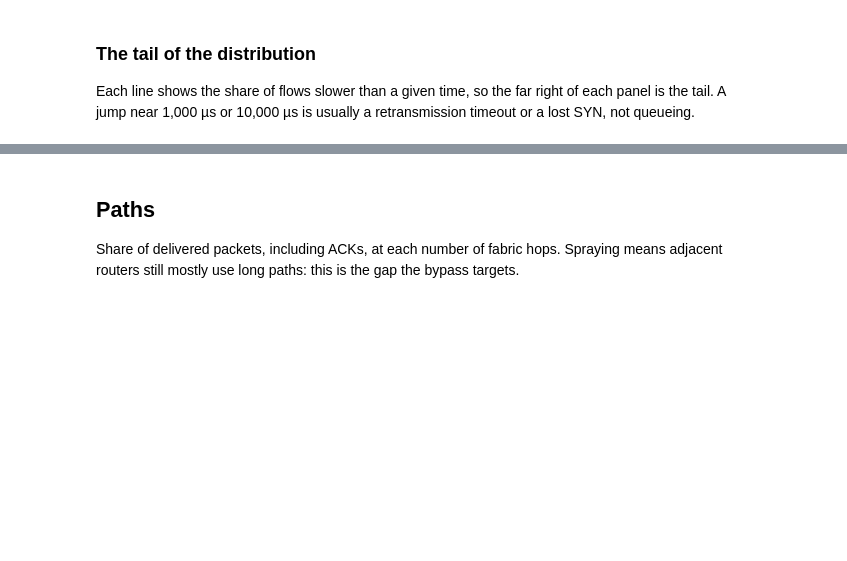
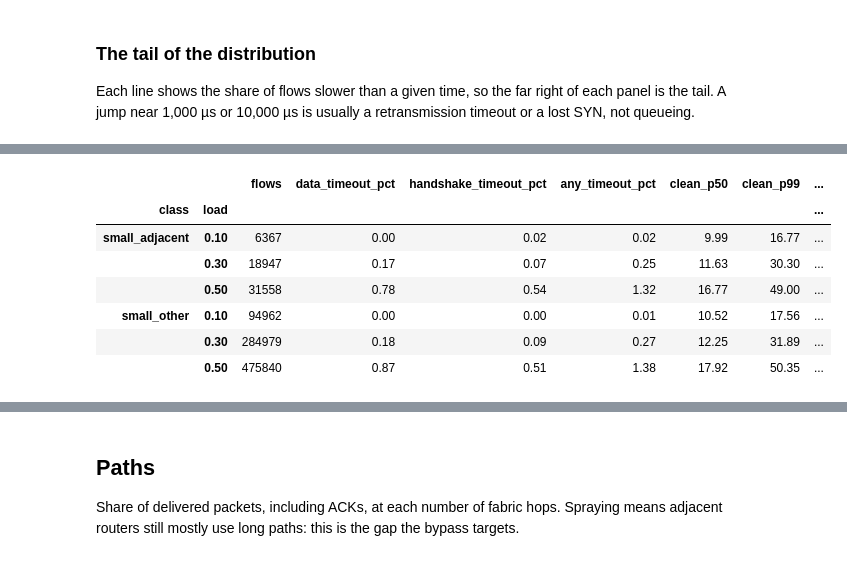
Before and after one commit to VincentNguyenDuc/spraypoint-flow-bypass, a Jupyter notebook: experiments/analysis/01-baseline.ipynb, the cells around one changed output, grey strips where cells are left out. Drawn from its saved outputs; the diff is of its cells as text; code cells hidden in the pictures; blank space fills up the shorter version.

```diff
--- a/experiments/analysis/01-baseline.ipynb
+++ b/experiments/analysis/01-baseline.ipynb
@@ -66,0 +102,11 @@ figure.tight_layout()
+# %%
+display(common.timeout_table(flows, ["class", "load"]))
+# %% [output]
+|  |  | flows | data_timeout_pct | handshake_timeout_pct | any_timeout_pct | clean_p50 | clean_p99 | ... |
+| class | load |  |  |  |  |  |  | ... |
+| small_adjacent | 0.10 | 6367 | 0.00 | 0.02 | 0.02 | 9.99 | 16.77 | ... |
+|  | 0.30 | 18947 | 0.17 | 0.07 | 0.25 | 11.63 | 30.30 | ... |
+|  | 0.50 | 31558 | 0.78 | 0.54 | 1.32 | 16.77 | 49.00 | ... |
+| small_other | 0.10 | 94962 | 0.00 | 0.00 | 0.01 | 10.52 | 17.56 | ... |
+|  | 0.30 | 284979 | 0.18 | 0.09 | 0.27 | 12.25 | 31.89 | ... |
+|  | 0.50 | 475840 | 0.87 | 0.51 | 1.38 | 17.92 | 50.35 | ... |
```
Also changed, not shown: parts of 13 cells of this notebook, 12 other files.
